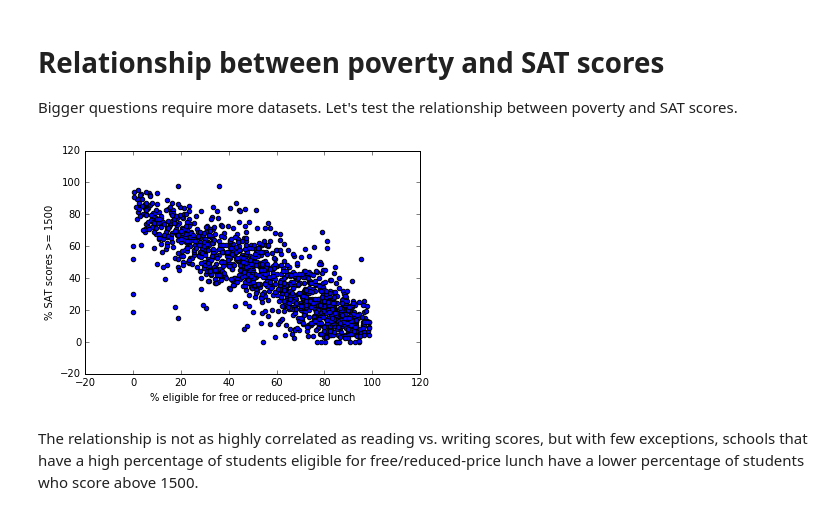
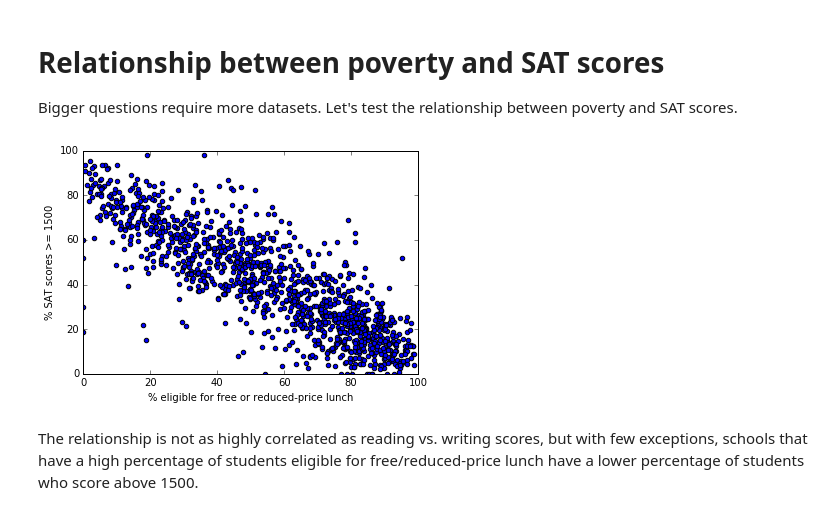
Before and after one commit to dannguyen/python-notebooks-data-wrangling, a Jupyter notebook: Visualization--School-Scores-and-Poverty.ipynb, the cells around one changed output. Saved outputs shown, nothing was run; the diff lists cells and outputs as text; code cells hidden in the pictures.

```diff
--- a/Visualization--School-Scores-and-Poverty.ipynb
+++ b/Visualization--School-Scores-and-Poverty.ipynb
@@ -49,11 +49,14 @@ Bigger questions require more datasets. Let's test the relationship between pove
 # merging the dataframes
 xdf = pd.merge(left=sat_df, right=frpm_df, on='cds')
 # %%
-plt.scatter(xdf['adjusted_pct_eligible_frpm_k12'] * 100,
+fig, ax = plt.subplots()
+ax.scatter(xdf['adjusted_pct_eligible_frpm_k12'] * 100,
             xdf['percent_scores_gte_1500'])
-plt.xlabel('% eligible for free or reduced-price lunch')
-plt.ylabel('% SAT scores >= 1500');
+ax.set_xlabel('% eligible for free or reduced-price lunch')
+ax.set_ylabel('% SAT scores >= 1500')
+ax.set_xlim(xmin=0, xmax=100)
+ax.set_ylim(ymin=0, ymax=100);
 # %% [output]
-[figure, old version]
+[figure, new version]
 # %% [markdown]
 The relationship is not as highly correlated as reading vs. writing scores, but with few exceptions, schools that have a high percentage of students eligible for free/reduced-price lunch have a lower percentage of students who score above 1500.
```
Also changed, not shown: parts of 4 cells of this notebook, 20 other files.
